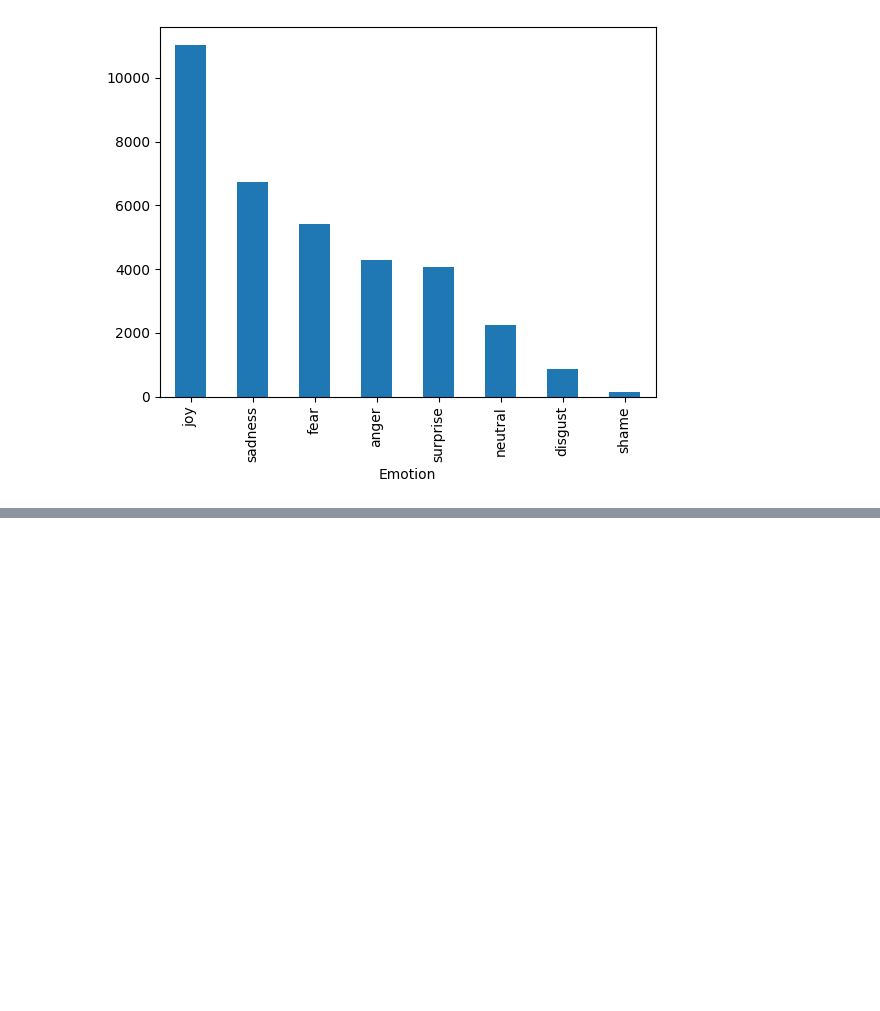
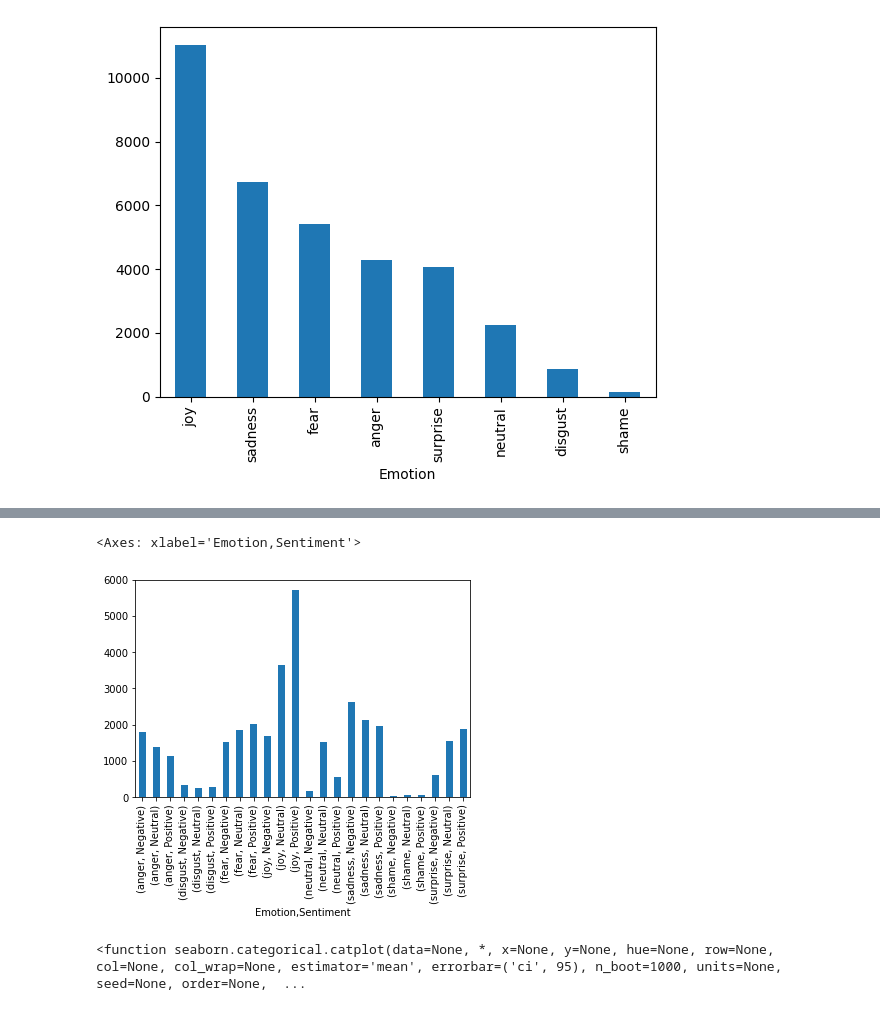
Before and after one commit to Mdsomratakbor/Machine-Learning, a Jupyter notebook: Emotion-Detection-of-Text/emotion-detection.ipynb, the cells around one changed output, grey strips where cells are left out. Drawn from its saved outputs; the diff is of its cells as text; code cells hidden in the pictures; blank space fills up the shorter version.

```diff
--- a/Emotion-Detection-of-Text/emotion-detection.ipynb
+++ b/Emotion-Detection-of-Text/emotion-detection.ipynb
@@ -72,2 +79,13 @@ sns.countplot(x='Emotion', data=data)
 # Sentiment Analysis
 from textblob import TextBlob
+# %%
+def get_sentiment(text):
+    blob = TextBlob(text)
+    sentiment = blob.sentiment.polarity
+    if sentiment>0:
+        result = "Positive"
+    elif sentiment<0:
+        result = "Negative"
+    else:
+        result = "Neutral"
+    return result
@@ -73,0 +97,2 @@ from textblob import TextBlob
+# %%
+data['Sentiment'] = data['Text'].apply(get_sentiment)
@@ -73,0 +129,13 @@ from textblob import TextBlob
+# %%
+# First Method : Using Matplotlib
+#Compare our Emotion vs Sentiment
+data.groupby(['Emotion', 'Sentiment']).size().plot(kind='bar')
+# %% [output]
+<Axes: xlabel='Emotion,Sentiment'>
+[figure, added]
+# %%
+# using Seaborn
+#sns.factorplot
+sns.catplot
+# %% [output]
+<function seaborn.categorical.catplot(data=None, *, x=None, y=None, hue=None, row=None, col=None, col_wrap=None, estimator='mean', errorbar=('ci', 95), n_boot=1000, units=None, seed=None, order=None,  ...
```
Also changed, not shown: parts of 25 cells of this notebook.
